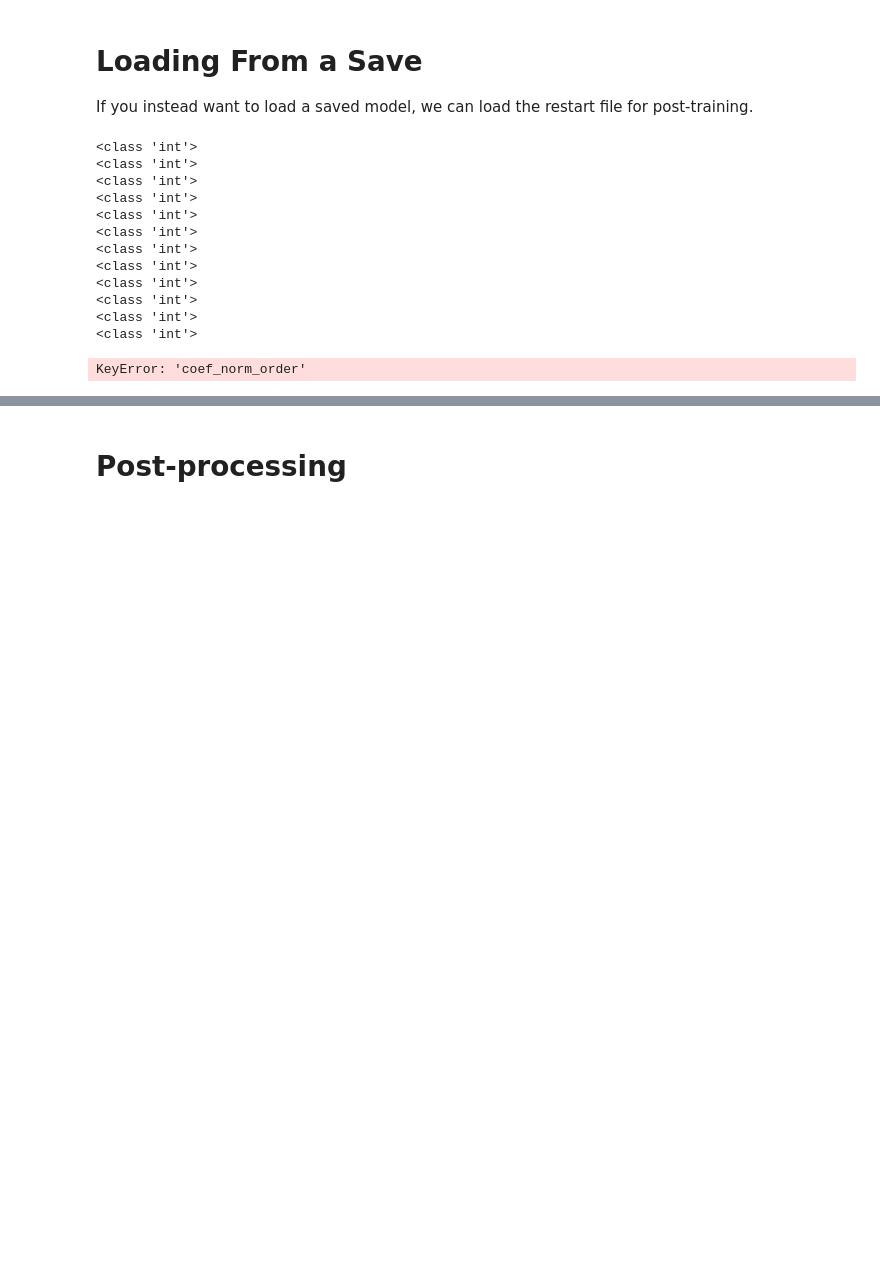
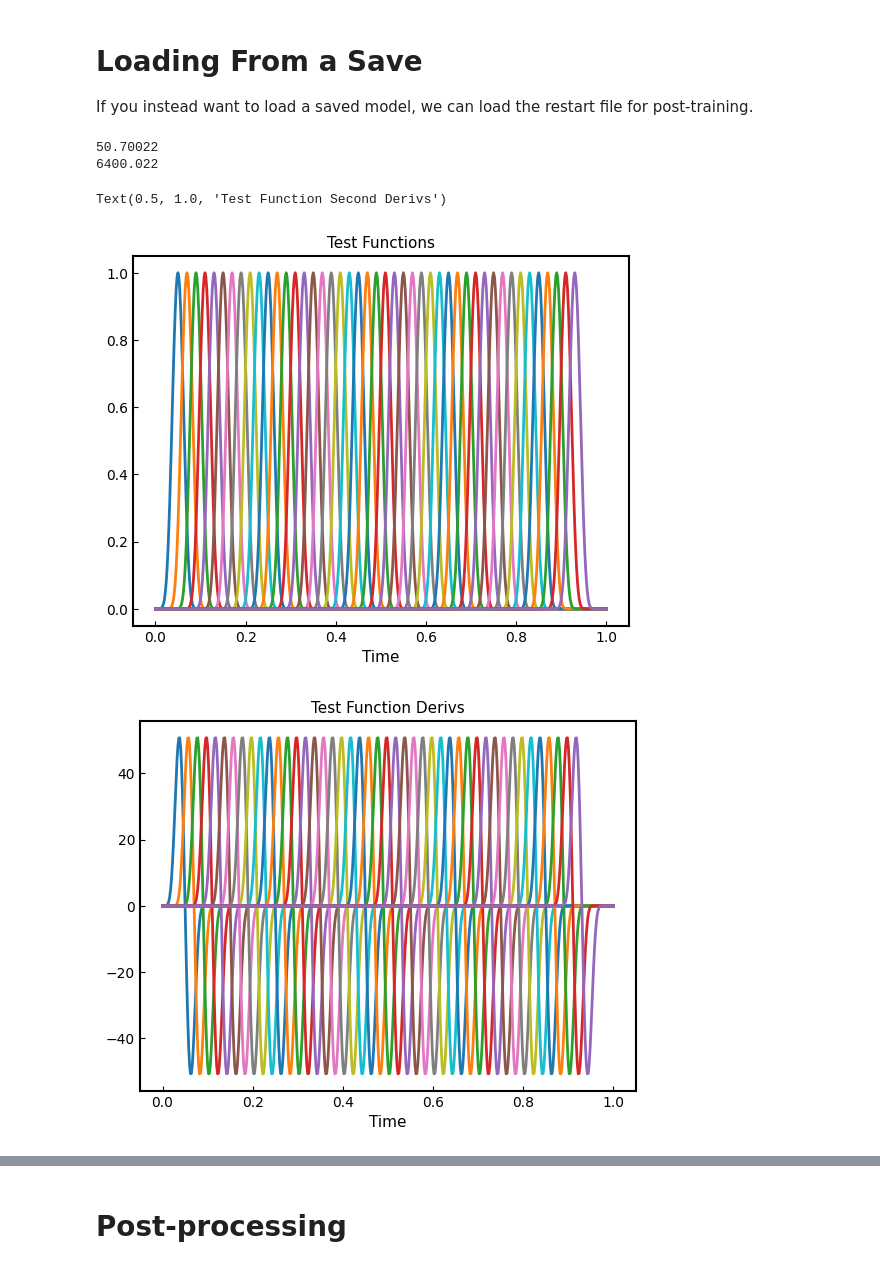
Before and after one commit to punkduckable/Higher-Order-LaSDI, a Jupyter notebook: examples/2d2p.ipynb, the cells around one changed output, grey strips where cells are left out. Cells and saved outputs as stored; diff of their text form; code cells hidden in the pictures; blank space fills up the shorter version.

```diff
--- a/examples/2d2p.ipynb
+++ b/examples/2d2p.ipynb
@@ -249,26 +216,56 @@ from    Initialize      import  Initialize_Trainer;
 
 
 # Specify the restart file you have.
-filename    : str   = 'lasdi_04_30_2025_17_32.npy'
-cfg_file    : str   = 'Explicit.yml'
+# filename    : str   =  'lasdi_03_31_2025_19_48.npy'
+filename    : str   =  'lasdi_05_27_2025_12_08.npy'
+
+
+# cfg_file    : str   = 'burgers1d.yml'
+cfg_file    : str   = 'Burgers_w.yml'
 with open(cfg_file, 'r') as f:
     config = yaml.safe_load(f)
 
+cfg_file : str = 'Burgers_w.yml';
+
 file_path   : str   = os.path.join(os.path.join(os.path.pardir, "results"), filename);
-restart_file        = numpy.load(file_path, allow_pickle = True).item()
+restart_file = numpy.load(file_path, allow_pickle = True).item()
 
 trainer, param_space, physics, model, latent_dynamics = Initialize_Trainer(config, restart_file)
-# %% [output]
-<class 'int'>
-<class 'int'>
-<class 'int'>
-<class 'int'>
-<class 'int'>
-<class 'int'>
-<class 'int'>
-<class 'int'>
-<class 'int'>
-<class 'int'>
-<class 'int'>
-<class 'int'>
-KeyError: 'coef_norm_order'
+# %%
+import matplotlib.pyplot as plt
+import numpy as np
+t_grid = np.linspace(0,1, 501)
+ld = latent_dynamics
+Phis = trainer.Phis[0].detach().numpy()
+dPhis = trainer.dPhis[0].detach().numpy()
+d2Phis = trainer.d2Phis[0].detach().numpy()
+
+print(np.max(np.abs(dPhis)))
+print(np.max(np.abs(d2Phis)))
+
+fig = plt.figure()
+ax = plt.axes()
+#fig.suptitle(f'Prediction, Standoff = {stand:.2f} cm, Charge radius = {charge:.2f} cm', y = 1.05)
+ax.plot(t_grid,Phis.T)
+ax.set_xlabel('Time')
+ax.set_title('Test Functions')
+
+fig = plt.figure()
+ax = plt.axes()
+#fig.suptitle(f'Prediction, Standoff = {stand:.2f} cm, Charge radius = {charge:.2f} cm', y = 1.05)
+ax.plot(t_grid,dPhis.T)
+ax.set_xlabel('Time')
+ax.set_title('Test Function Derivs')
+
+fig = plt.figure()
+ax = plt.axes()
+#fig.suptitle(f'Prediction, Standoff = {stand:.2f} cm, Charge radius = {charge:.2f} cm', y = 1.05)
+ax.plot(t_grid,d2Phis.T)
+ax.set_xlabel('Time')
+ax.set_title('Test Function Second Derivs')
+# %% [output]
+50.70022
+6400.022
+Text(0.5, 1.0, 'Test Function Second Derivs')
+[figure, added]
+[figure, added]
```
Also changed, not shown: parts of 11 cells of this notebook, 4 other files.
